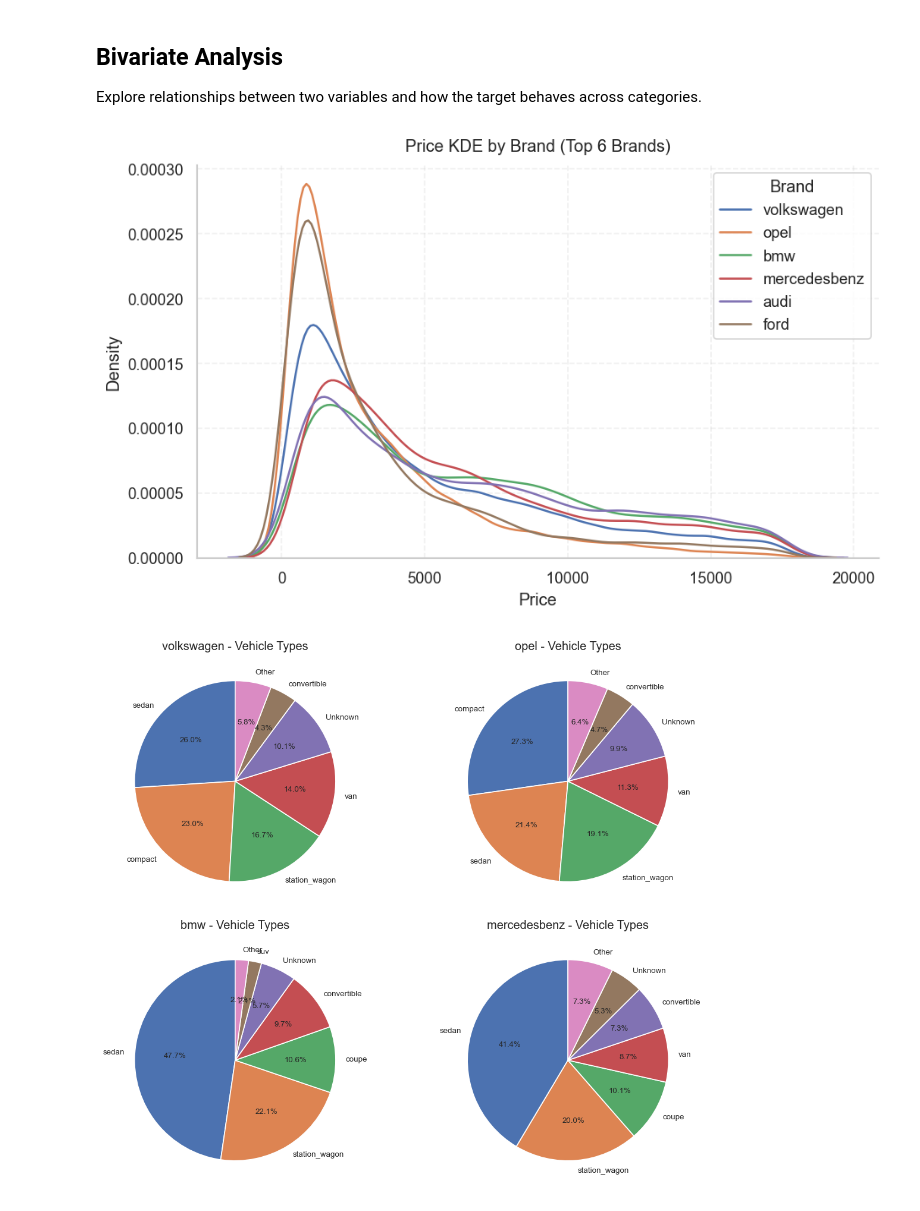
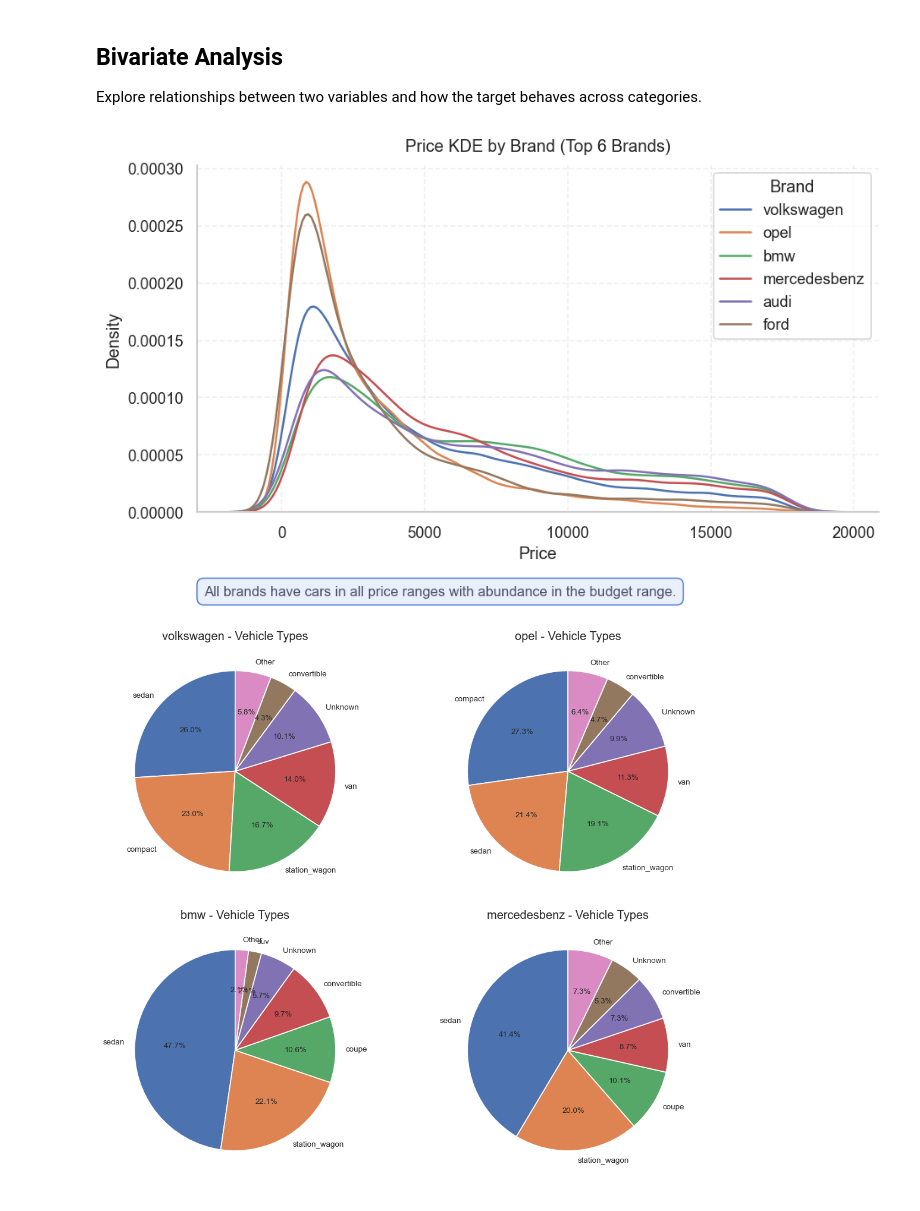
Before and after one commit to AhmedHamdiy/Used-Car-Value-Tier-Prediction, a Jupyter notebook: notebooks/eda.ipynb, the cells around one changed output. Drawn from its saved outputs; the diff is of its cells as text; code cells hidden in the pictures.

```diff
--- a/notebooks/eda.ipynb
+++ b/notebooks/eda.ipynb
@@ -206,16 +356,22 @@ Explore relationships between two variables and how the target behaves across ca
 # %%
 brand_counts = df["brand"].value_counts()
 top_brands = brand_counts.head(6).index
 
 fig, ax = plt.subplots(figsize=(8, 5))
 for brand in top_brands:
     sns.kdeplot(df.loc[df["brand"] == brand, "price"].dropna(), ax=ax, label=brand)
 
 style_axis(ax, "Price KDE by Brand (Top 6 Brands)", xlabel="Price", ylabel="Density")
 ax.legend(title="Brand")
+insight_box(
+    ax,
+    "All brands have cars in all price ranges with abundance in the budget range.",
+    "#EAF0FB",
+    ACCENT_BLUE,
+)
 plt.tight_layout()
 # %% [output]
-[figure, old version]
+[figure, new version]
 # %%
 brand_counts = df["brand"].value_counts()
 top_brands_pie = brand_counts.head(4).index
```
Also changed, not shown: parts of 8 cells of this notebook, 3 other files.
